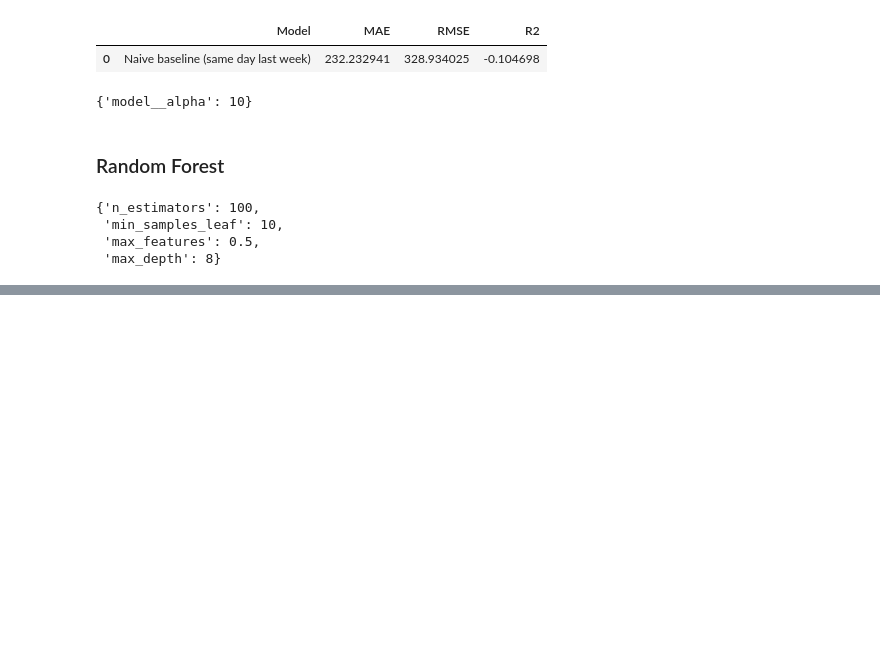
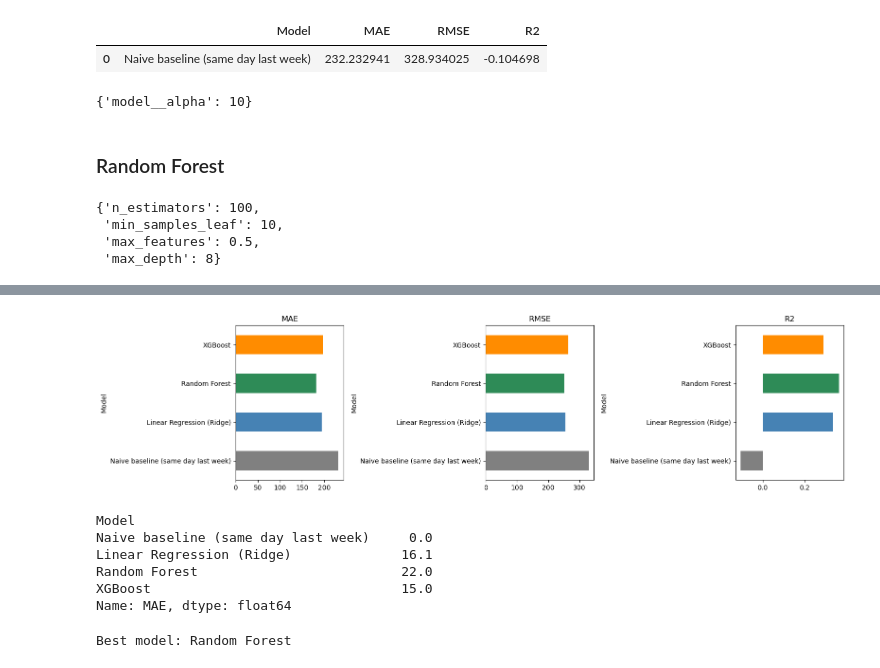
Before and after one commit to 2026150-hash/stratgy_ca3, a Jupyter notebook: ca3_stratgy_s2.ipynb, the cells around one changed output, grey strips where cells are left out. Cells and saved outputs as stored; diff of their text form; code cells hidden in the pictures; blank space fills up the shorter version.

Commit message:
XGBoost

```diff
--- a/ca3_stratgy_s2.ipynb
+++ b/ca3_stratgy_s2.ipynb
@@ -651,0 +641,15 @@ results.append(evaluate(y_test, rf_best.predict(X_test), 'Random Forest'))
+# %%
+# I used this code to train an XGBoost model and tune its main hyperparameters
+# (number of trees, learning rate, depth, and the part of rows and features used by each tree)
+xgb_params = {'n_estimators': [100, 200, 400],
+              'learning_rate': [0.02, 0.05, 0.1],
+              'max_depth': [2, 3, 4, 5],
+              'subsample': [0.7, 0.85, 1.0],
+              'colsample_bytree': [0.6, 0.8, 1.0],
+              'min_child_weight': [1, 5, 10]}
+
+xgb_search = RandomizedSearchCV(XGBRegressor(random_state=42, n_jobs=-1), xgb_params,
+                                n_iter=20, cv=tscv, scoring='neg_mean_absolute_error',
+                                random_state=42, n_jobs=-1)
+xgb_search.fit(X_train, y_train)
+xgb_search.best_params_
@@ -651,0 +663,8 @@ results.append(evaluate(y_test, rf_best.predict(X_test), 'Random Forest'))
+# %%
+# I used this code to keep the best XGBoost model and test it on the test set
+xgb_best = xgb_search.best_estimator_
+results.append(evaluate(y_test, xgb_best.predict(X_test), 'XGBoost'))
+# %%
+# I used this code to put the results of all the models in one table
+results_df = pd.DataFrame(results).set_index('Model').round(3)
+results_df
@@ -651,0 +678,32 @@ results.append(evaluate(y_test, rf_best.predict(X_test), 'Random Forest'))
+# %%
+# I used this code to compare the models in charts for each metric
+fig, axes = plt.subplots(1, 3, figsize=(16, 4))
+for ax, metric in zip(axes, ['MAE', 'RMSE', 'R2']):
+    results_df[metric].plot.barh(ax=ax, color=['grey', 'steelblue', 'seagreen', 'darkorange'])
+    ax.set_title(metric)
+plt.tight_layout()
+plt.show()
+# %% [output]
+[figure, added]
+# %%
+# I used this code to calculate how much better each model is than the naive rule (in %)
+base_mae = results_df.loc['Naive baseline (same day last week)', 'MAE']
+((base_mae - results_df['MAE']) / base_mae * 100).round(1)
+# %% [output]
+Model
+Naive baseline (same day last week)     0.0
+Linear Regression (Ridge)              16.1
+Random Forest                          22.0
+XGBoost                                15.0
+Name: MAE, dtype: float64
+# %%
+# I used this code to choose the best model automatically and save it in a file,
+# so I can use it later without training it again
+best_name = results_df.drop('Naive baseline (same day last week)')['MAE'].idxmin()
+best_model = {'Linear Regression (Ridge)': ridge_best, 'Random Forest': rf_best, 'XGBoost': xgb_best}[best_name]
+print('Best model:', best_name)
+
+import pickle
+pickle.dump(best_model, open('best_model.pkl', 'wb'))
+# %% [output]
+Best model: Random Forest
```
Also changed, not shown: parts of 5 cells of this notebook, 1 other file.
